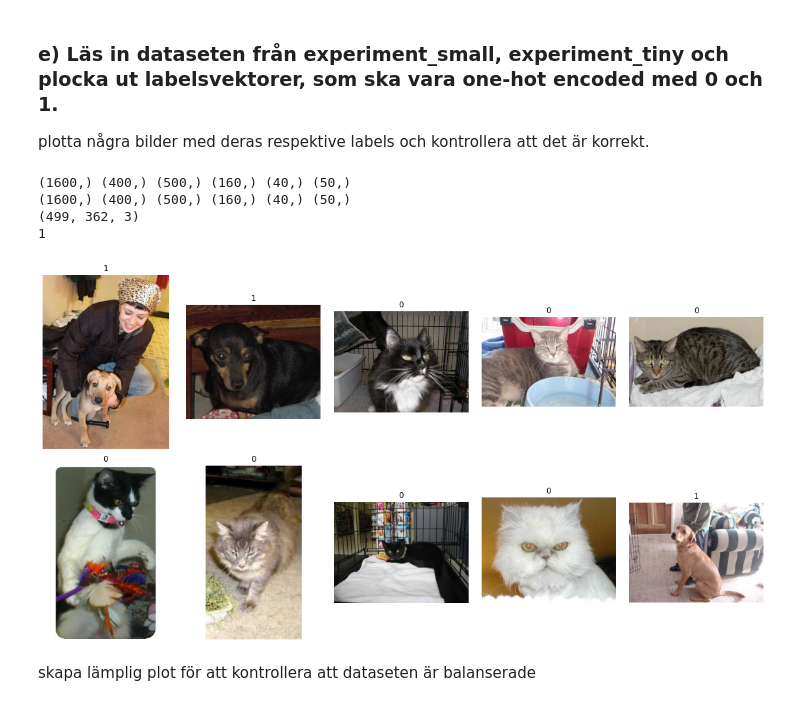
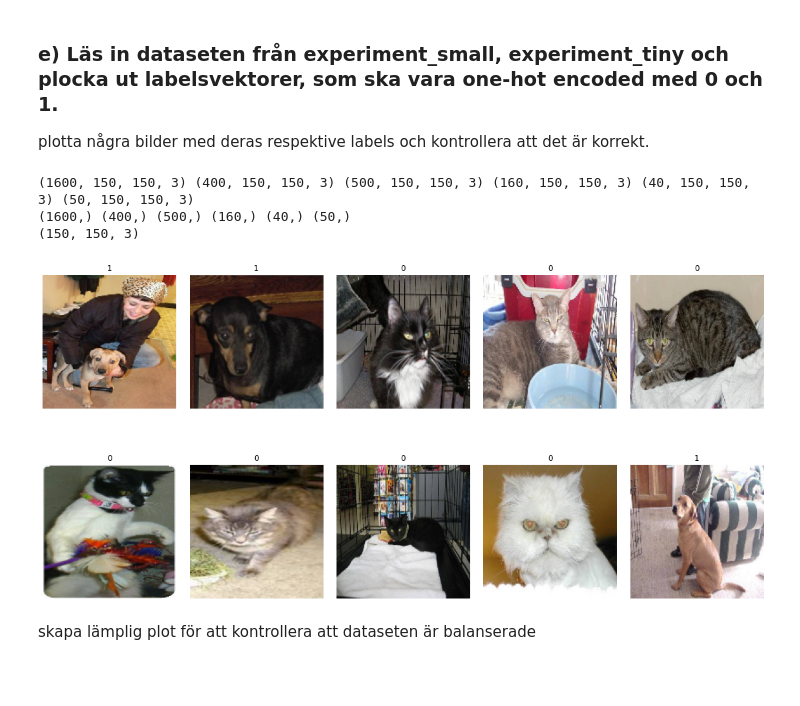
Before and after one commit to Anna-MariaSjolund/Deep-Learning-Anna-MariaSjolund, a Jupyter notebook: labs/lab_dogs_vs_cats.ipynb, the cells around one changed output. Cells and saved outputs as stored; diff of their text form; code cells hidden in the pictures; blank space fills up the shorter version.

Commit message:
Tried model on own data

```diff
--- a/labs/lab_dogs_vs_cats.ipynb
+++ b/labs/lab_dogs_vs_cats.ipynb
@@ -152,16 +209,31 @@ def train_val_test_split(data1:pd.Series, data2:pd.Series, train_size:int, val_s
 
 plotta några bilder med deras respektive labels och kontrollera att det är korrekt.
 # %%
-def read_images(folder_path):
+def read_images(folder_path:str) -> tuple[np.ndarray, np.ndarray]:
+    """
+    Reads all images in the specified folder and extracts the label.
+
+    Parameters
+    ----------
+    folder_path : str
+        The folder path from which to read the images.
+
+    Returns
+    -------
+    tuple[np.ndarray, np.ndarray]:
+        A tuple of X and y data.
+    """
 
     data = []
     labels = []
     img_names = os.listdir(folder_path)
 
+    # Reads the images
     for file in img_names:
         data.append(plt.imread(f"{folder_path}/{file}"))
     data = np.asarray(data, dtype=object)
 
+    # Extract labels
     for img_name in img_names:
         if "cat" in img_name:
             labels.append(0)
@@ -169,6 +241,7 @@ def read_images(folder_path):
             labels.append(1)
     labels = np.asarray(labels)
 
+    # Shuffle the data
     np.random.seed(42)
     np.random.shuffle(data)
     np.random.seed(42)
@@ -208,20 +281,7 @@ print(X_train_small.shape, X_val_small.shape, X_test_small.shape, X_train_tiny.s
 print(y_train_small.shape, y_val_small.shape, y_test_small.shape, y_train_tiny.shape, y_val_tiny.shape, y_test_tiny.shape)
 
 print(X_train_small[0].shape)
-print(y_train_small[0])
 # %% [output]
+(1600, 150, 150, 3) (400, 150, 150, 3) (500, 150, 150, 3) (160, 150, 150, 3) (40, 150, 150, 3) (50, 150, 150, 3)
 (1600,) (400,) (500,) (160,) (40,) (50,)
-(1600,) (400,) (500,) (160,) (40,) (50,)
-(499, 362, 3)
-1
+(150, 150, 3)
-# %%
-fig, axes = plt.subplots(2, 5, figsize=(20, 20))
-
-for i, ax, label in zip(range(10), axes.flatten(), y_train_small):
-    ax.imshow(X_train_small[i])
-    ax.axis("off")
-    ax.set(title=label)
-
-fig.subplots_adjust(wspace=0.1, hspace=0.1, bottom=0.01, top=0.4)
-# %% [output]
-[figure, removed]
@@ -228,3 +335,7 @@ fig.subplots_adjust(wspace=0.1, hspace=0.1, bottom=0.01, top=0.4)
+# %%
+plot_images(X_train_small, y_train_small, 10)
+# %% [output]
+[figure, added]
 # %% [markdown]
 skapa lämplig plot för att kontrollera att dataseten är balanserade
 # %%
```
Also changed, not shown: parts of 41 cells of this notebook.
